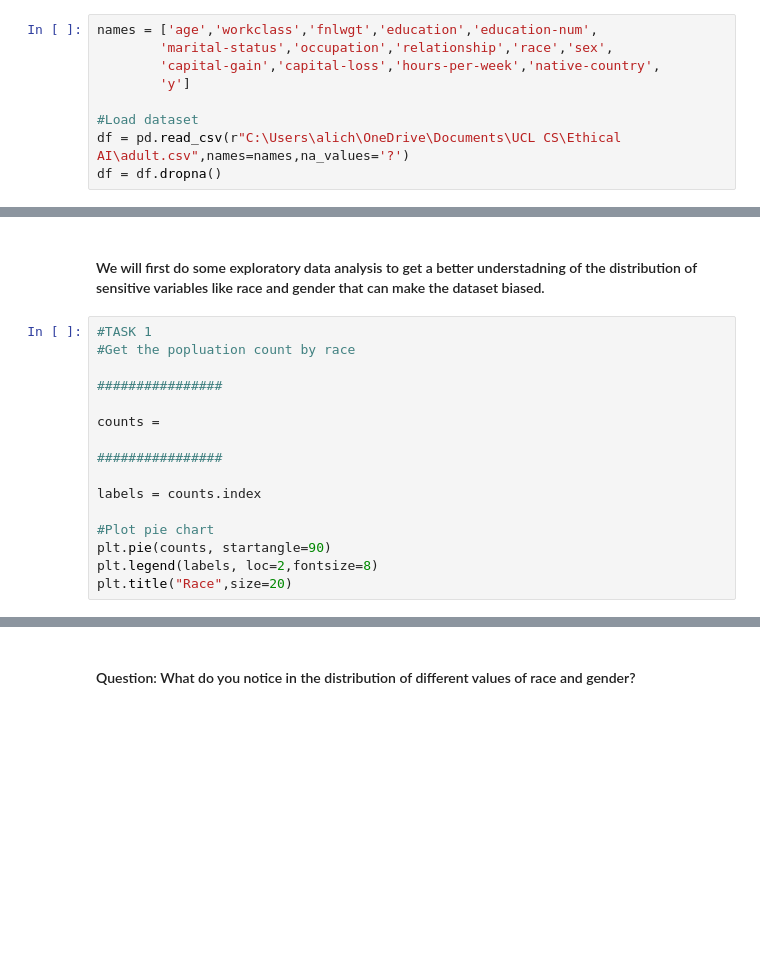
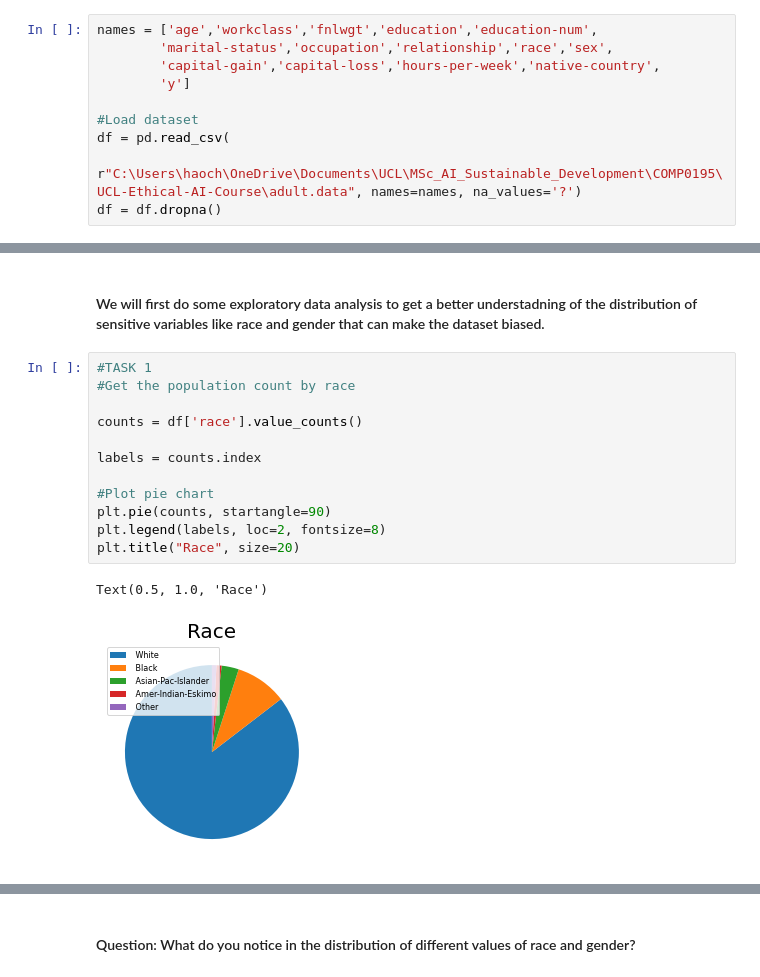
Before and after one commit to hlin863/UCL-Ethical-AI-Course, a Jupyter notebook: Ethical AI Lab 1 - Exercise.ipynb, the cells around one changed output, grey strips where cells are left out. Cells and saved outputs as stored; diff of their text form; blank space fills up the shorter version.

Commit message:
Implemented my own answers for Ethical AI Lab 1.

```diff
--- a/Ethical AI Lab 1 - Exercise.ipynb
+++ b/Ethical AI Lab 1 - Exercise.ipynb
@@ -28,7 +28,8 @@ names = ['age','workclass','fnlwgt','education','education-num',
         'y']
 
 #Load dataset
-df = pd.read_csv(r"C:\Users\alich\OneDrive\Documents\UCL CS\Ethical AI\adult.csv",names=names,na_values='?')
+df = pd.read_csv(
+    r"C:\Users\haoch\OneDrive\Documents\UCL\MSc_AI_Sustainable_Development\COMP0195\UCL-Ethical-AI-Course\adult.data", names=names, na_values='?')
 df = df.dropna()
 # %% [markdown]
 ## Data Analysis
@@ -36,20 +37,19 @@ df = df.dropna()
 #### We will first do some exploratory data analysis to get a better understadning of the distribution of sensitive variables like race and gender that can make the dataset biased.
 # %%
 #TASK 1
-#Get the popluation count by race
+#Get the population count by race
 
-################
-
-counts =
-
-################
+counts = df['race'].value_counts()
 
 labels = counts.index
 
 #Plot pie chart
 plt.pie(counts, startangle=90)
-plt.legend(labels, loc=2,fontsize=8)
-plt.title("Race",size=20)
+plt.legend(labels, loc=2, fontsize=8)
+plt.title("Race", size=20)
+# %% [output]
+Text(0.5, 1.0, 'Race')
+[figure, added]
 # %%
 #TASK 2
 
```
Also changed, not shown: parts of 14 cells of this notebook.
